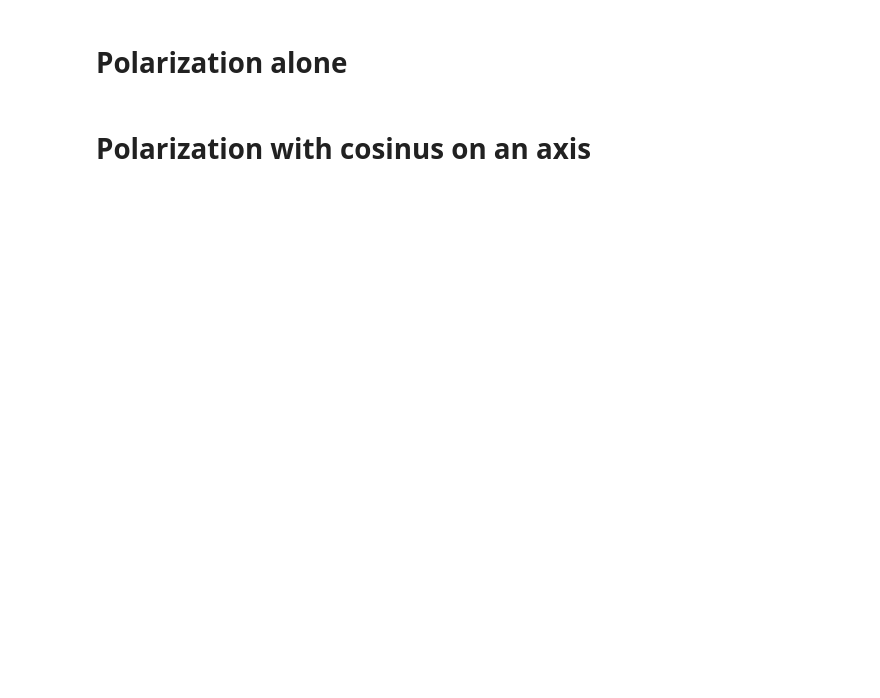
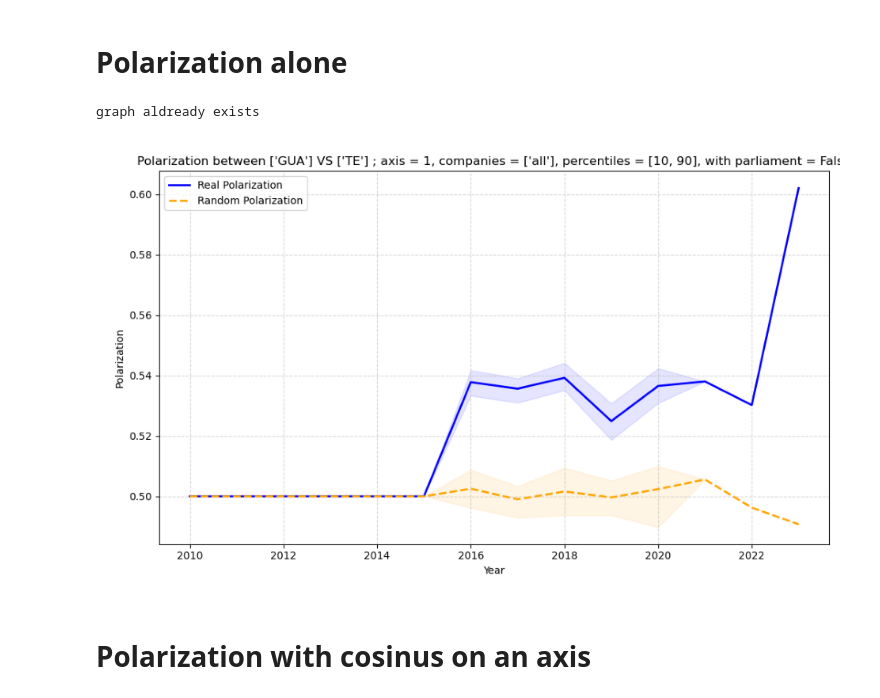
Before and after one commit to alexmaxad/ML-for-political-science, a Jupyter notebook: notebooks/polarization/curves.ipynb, the cells around one changed output. Drawn from its saved outputs; the diff is of its cells as text; code cells hidden in the pictures; blank space fills up the shorter version.

```diff
--- a/notebooks/polarization/curves.ipynb
+++ b/notebooks/polarization/curves.ipynb
@@ -20,10 +15,13 @@ os.chdir("../")
 # %% [markdown]
 # **Polarization alone**
 # %%
-left = ['Lab']
-right = ['Con']
+left = ['GUA']
+right = ['TE']
 # %%
-choose_pol(left_side=left, right_side=right, axis=1, percentiles=[10, 90])
+choose_pol(left_side=left, right_side=right, axis=1, percentiles=[10, 90], with_parliament=False)
+# %% [output]
+graph aldready exists
+[figure, added]
 # %% [markdown]
 # **Polarization with cosinus on an axis**
 # %%
```
Also changed, not shown: parts of 4 cells of this notebook, 25 other files.
